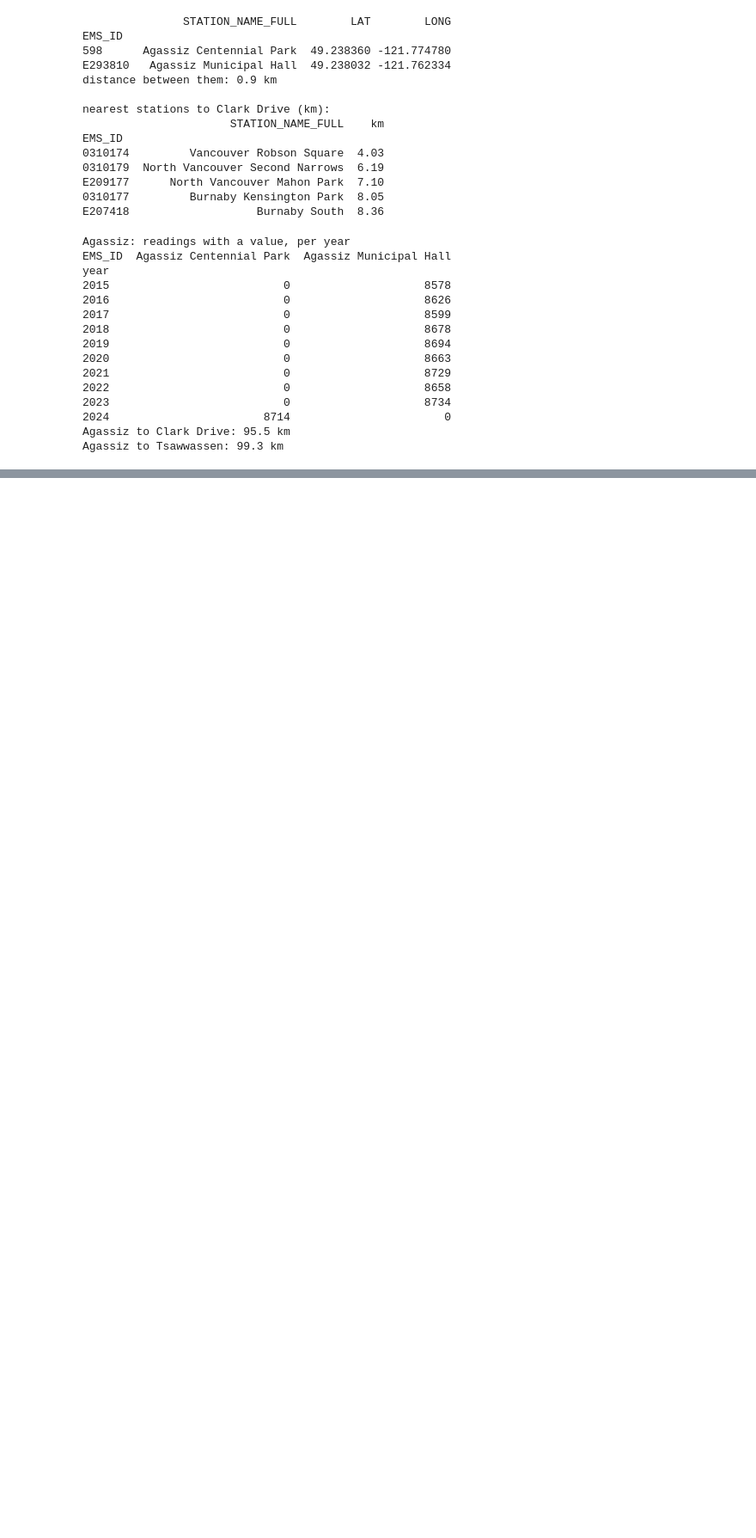
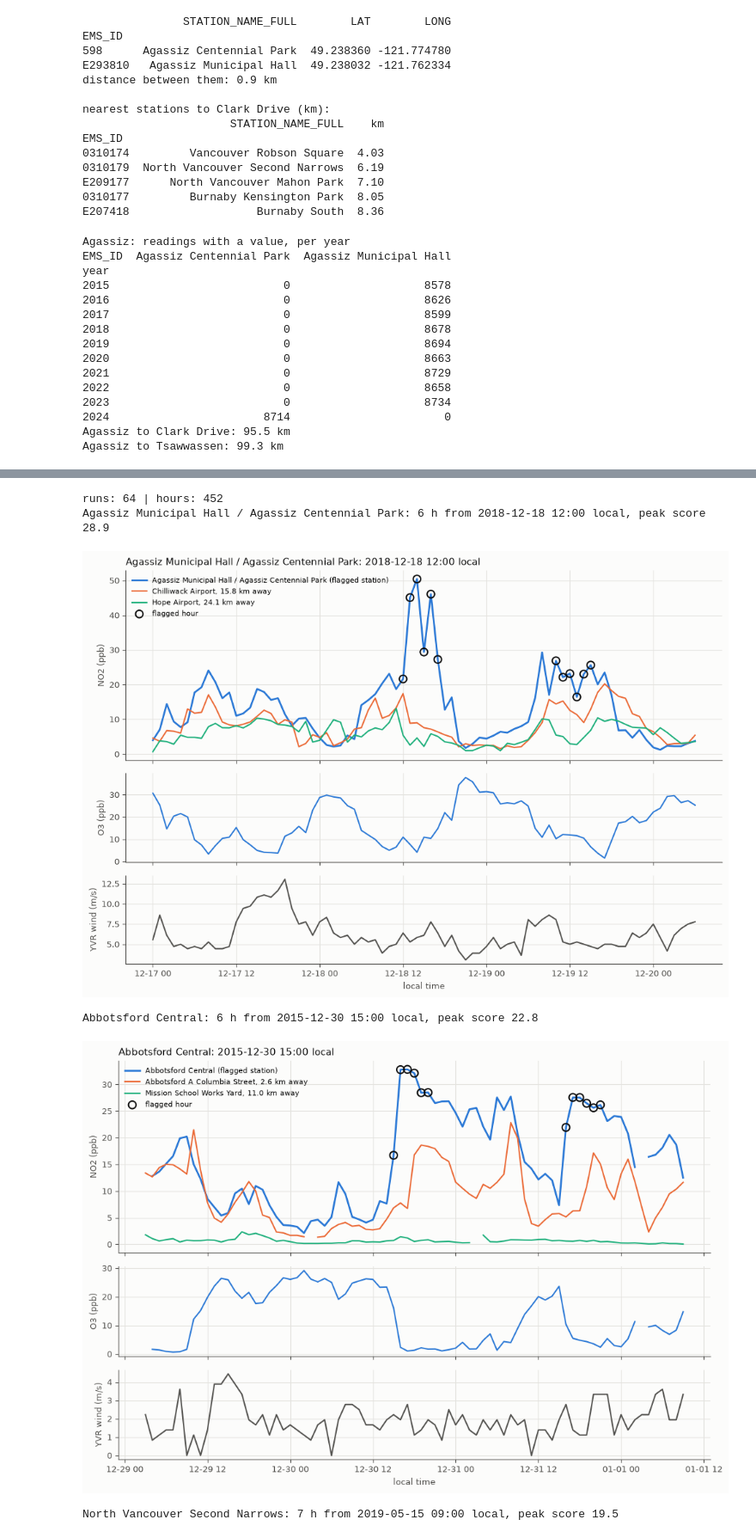
Before and after one commit to royyg77/vancouver-no2-forecasting, a Jupyter notebook: notebooks/00_data_checks.ipynb, the cells around one changed output, grey strips where cells are left out. Shown at 86% size. Drawn from its saved outputs; the diff is of its cells as text; code cells hidden in the pictures; blank space fills up the shorter version.

```diff
--- a/notebooks/00_data_checks.ipynb
+++ b/notebooks/00_data_checks.ipynb
@@ -484,0 +696,16 @@ Agassiz to Tsawwassen: 99.3 km
+# %%
+off = flags[flags.check == "off_neighbours"].sort_values(["station_id", "start_utc"])
+new_run = (off.station_id != off.station_id.shift()) | (off.start_utc.diff() != pd.Timedelta(hours=1))
+off = off.assign(run=new_run.cumsum())
+runs = off.groupby("run").agg(station_id=("station_id", "first"), start=("start_utc", "first"), hours=("start_utc", "size"), peak_score=("score", "max"))
+print("runs:", len(runs), "| hours:", int(runs.hours.sum()))
+for row in runs.nlargest(6, "peak_score").itertuples():
+    print(f"{names[row.station_id]}: {row.hours} h from {row.start.tz_convert(config.LOCAL_TZ):%Y-%m-%d %H:%M} local, peak score {row.peak_score:.1f}")
+    show_episode(row.station_id, row.start, before=36, after=36 + row.hours)
+# %% [output]
+runs: 64 | hours: 452
+Agassiz Municipal Hall / Agassiz Centennial Park: 6 h from 2018-12-18 12:00 local, peak score 28.9
+[figure, added]
+Abbotsford Central: 6 h from 2015-12-30 15:00 local, peak score 22.8
+[figure, added]
+North Vancouver Second Narrows: 7 h from 2019-05-15 09:00 local, peak score 19.5
```
Also changed, not shown: parts of 17 cells of this notebook.
